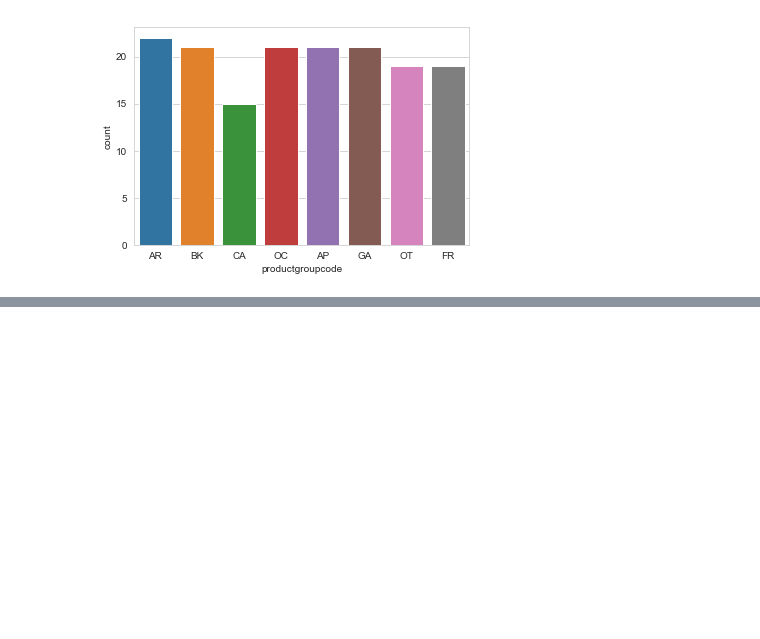
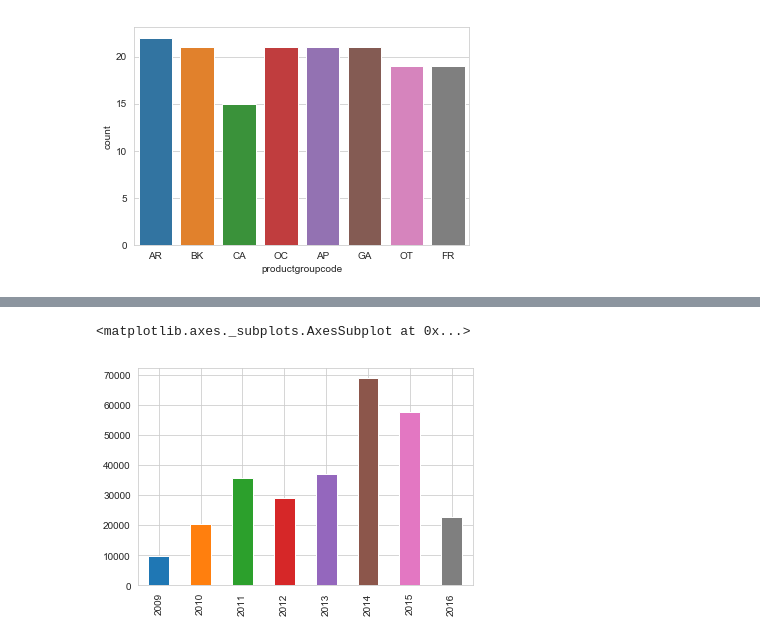
Before and after one commit to MariuszWroc/dataScience, a Jupyter notebook: data science - projekt.ipynb, the cells around one changed output, grey strips where cells are left out. Cells and saved outputs as stored; diff of their text form; code cells hidden in the pictures; blank space fills up the shorter version.

```diff
--- a/data science - projekt.ipynb
+++ b/data science - projekt.ipynb
@@ -333,0 +348,15 @@ model = GaussianNB()
+# %%
+ordersCustomer = orders.merge(customers, on='customerid')
+# %%
+orderLinesSelect = '''SELECT orderlineid, orderid, productid, billdate from Orderlines '''
+orderLines = pd.read_sql_query(orderLinesSelect, dbConnection)
+# %%
+orderlinesOrderCustomer = orderLines.merge(ordersCustomer, on='orderid')
+# %%
+orderlinesOrderCustomer["billdate"] = pd.to_datetime(orderlinesOrderCustomer["billdate"]).dt.year
+# %%
+# Rozkład ilości zamówionych produktów rocznie
+(orderlinesOrderCustomer.billdate).value_counts().sort_index().plot(kind='bar')
+# %% [output]
+<matplotlib.axes._subplots.AxesSubplot at 0x...>
+[figure, added]
```
Also changed, not shown: parts of 31 cells of this notebook.
